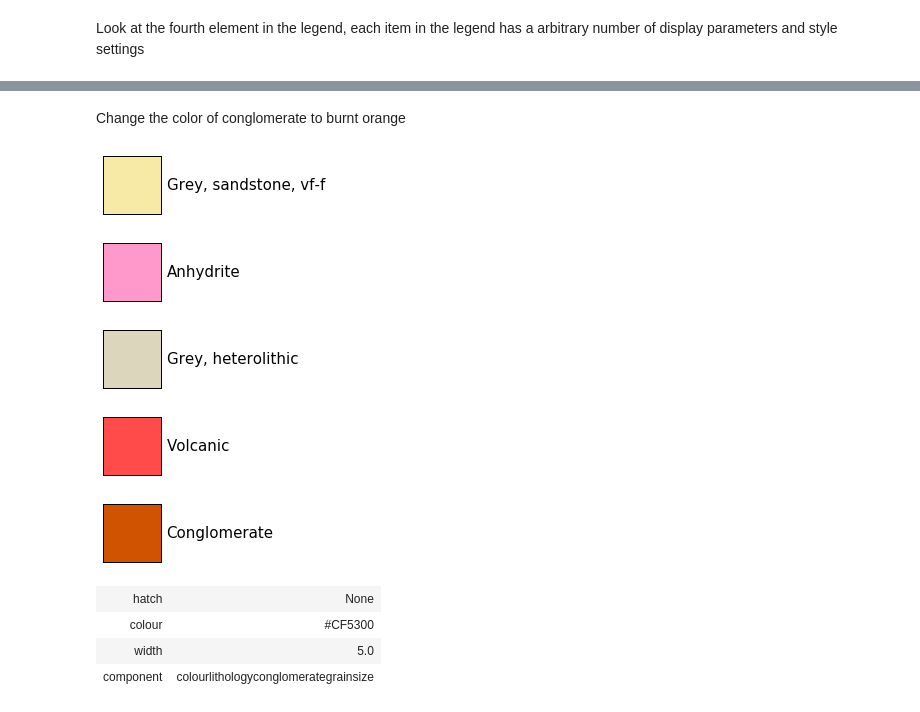
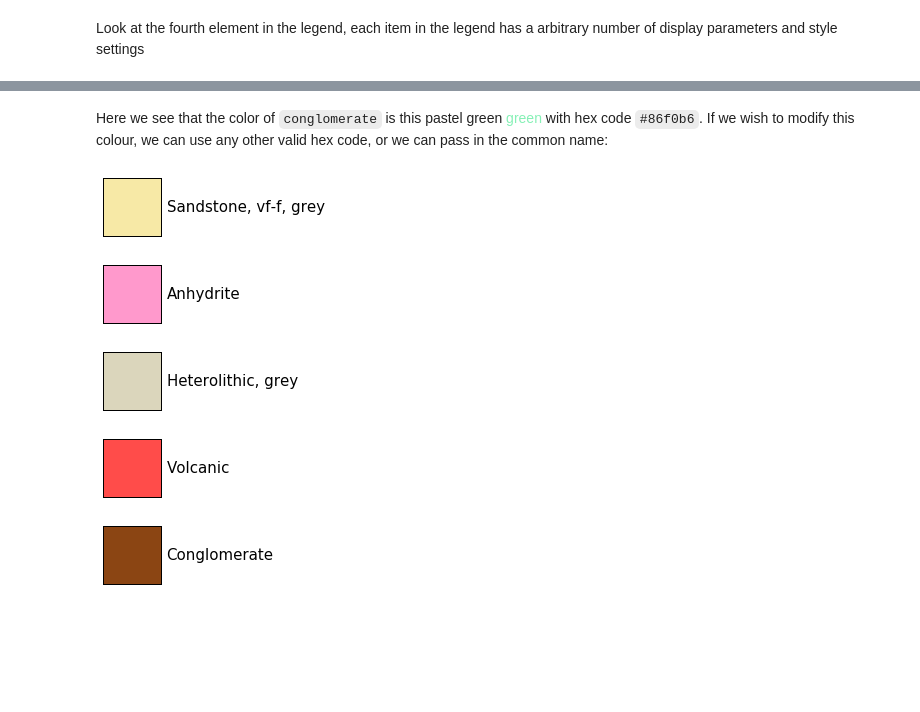
Before and after one commit to EvanBianco/recipes, a Jupyter notebook: Manipulating colors within a default legend.ipynb, the cells around one changed output, grey strips where cells are left out. Cells and saved outputs as stored; diff of their text form; code cells hidden in the pictures; blank space fills up the shorter version.

Commit message:
nicer renaming colours

```diff
--- a/Manipulating colors within a default legend.ipynb
+++ b/Manipulating colors within a default legend.ipynb
@@ -63,19 +63,12 @@ legend.get_decor(c1)
-# %% [markdown]
-Change the color of conglomerate to burnt orange
+# %% [markdown]
+Here we see that the color of `conglomerate` is this pastel green <font color='#86f0b6'>green</font> with hex code
+<code>#86f0b6</code>. If we wish to modify this colour, we can use any other valid hex code, or we can pass in the common name:
 # %%
-burnt_orange = '#CF5300'  # hex code for burnt orange
-legend[4].colour = burnt_orange  # change the colour
+legend[4].colour = 'saddlebrown'  # change the colour
 legend[:5].plot()  # plot the first 5 items in the legend
 # %% [output]
-[figure, old version]
+[figure, new version]
 [figure]
-[figure, old version]
+[figure, new version]
 [figure]
-[figure, old version]
+[figure, new version]
-# %%
-legend.get_decor(c1)
-# %% [output]
-| hatch | None |
-| colour | #CF5300 |
-| width | 5.0 |
-| component | colourlithologyconglomerategrainsize |
```
Also changed, not shown: parts of 4 cells of this notebook.
